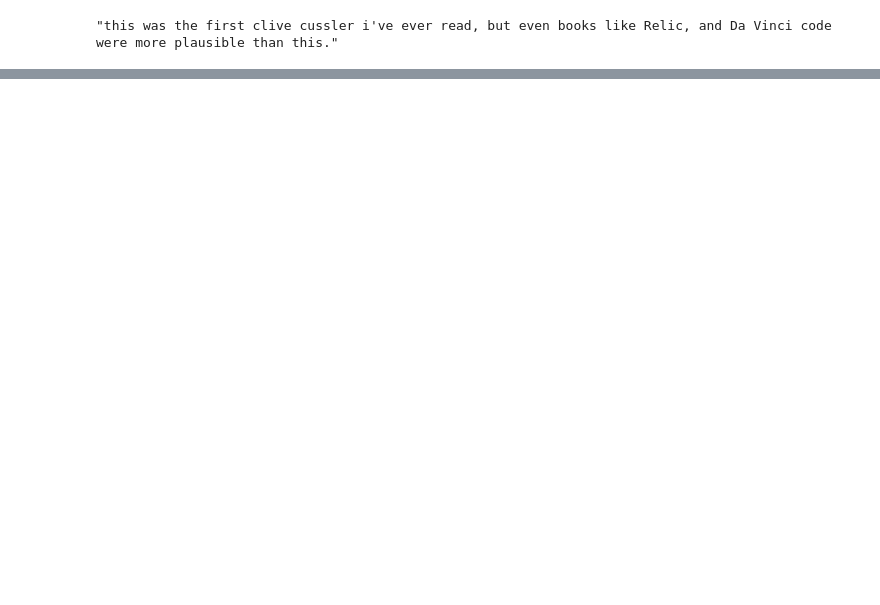
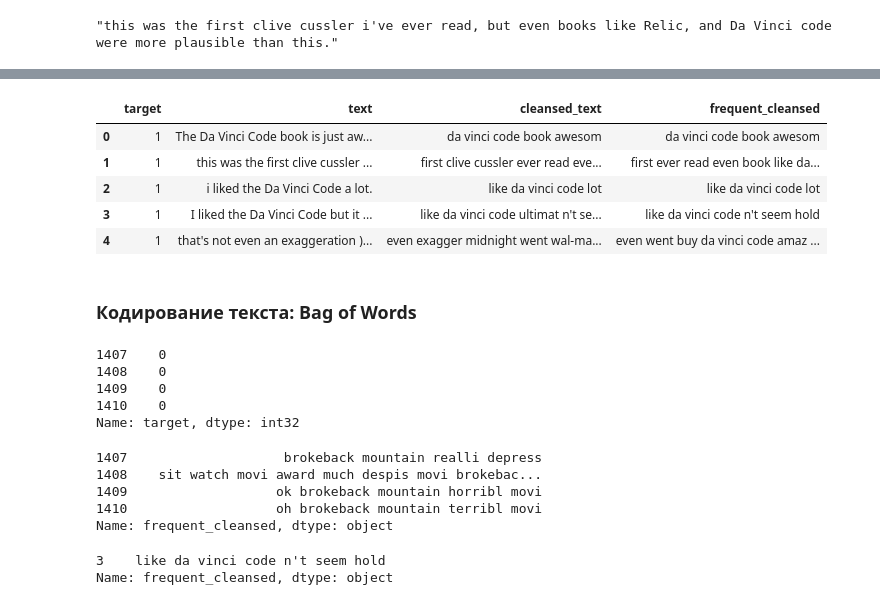
Before and after one commit to lithiumdenis/MLSchool, a Jupyter notebook: 7. Анализ тональности.ipynb, the cells around one changed output, grey strips where cells are left out. Drawn from its saved outputs; the diff is of its cells as text; code cells hidden in the pictures; blank space fills up the shorter version.

```diff
--- a/7. Анализ тональности.ipynb
+++ b/7. Анализ тональности.ipynb
@@ -77,0 +338,15 @@ LookupError:
+# %%
+#удаляем редко встречающиеся слова
+df['frequent_cleansed'] = df.cleansed_text.str.split()\
+    .apply(lambda ss: ' '.join([x for x in ss if x not in fd.hapaxes()]))
+# %%
+df.head()
+# %% [output]
+|  | target | text | cleansed_text | frequent_cleansed |
+| 0 | 1 | The Da Vinci Code book is just aw... | da vinci code book awesom | da vinci code book awesom |
+| 1 | 1 | this was the first clive cussler ... | first clive cussler ever read eve... | first ever read even book like da... |
+| 2 | 1 | i liked the Da Vinci Code a lot. | like da vinci code lot | like da vinci code lot |
+| 3 | 1 | I liked the Da Vinci Code but it ... | like da vinci code ultimat n't se... | like da vinci code n't seem hold |
+| 4 | 1 | that's not even an exaggeration )... | even exagger midnight went wal-ma... | even went buy da vinci code amaz ... |
+# %% [markdown]
+### Кодирование текста: Bag of Words
@@ -77,0 +364,21 @@ LookupError:
+# %%
+df.target[-4:]
+# %% [output]
+1407    0
+1408    0
+1409    0
+1410    0
+Name: target, dtype: int32
+# %%
+df.frequent_cleansed[-4:]
+# %% [output]
+1407                    brokeback mountain realli depress
+1408    sit watch movi award much despis movi brokebac...
+1409                   ok brokeback mountain horribl movi
+1410                   oh brokeback mountain terribl movi
+Name: frequent_cleansed, dtype: object
+# %%
+df.frequent_cleansed[3:4]
+# %% [output]
+3    like da vinci code n't seem hold
+Name: frequent_cleansed, dtype: object
```
Also changed, not shown: parts of 69 cells of this notebook, 6 other files.
